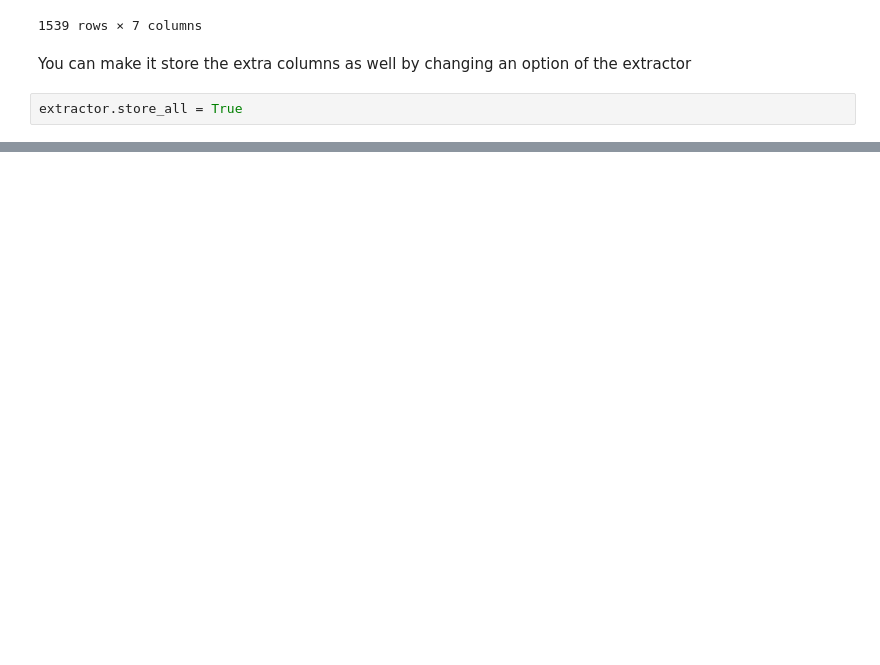
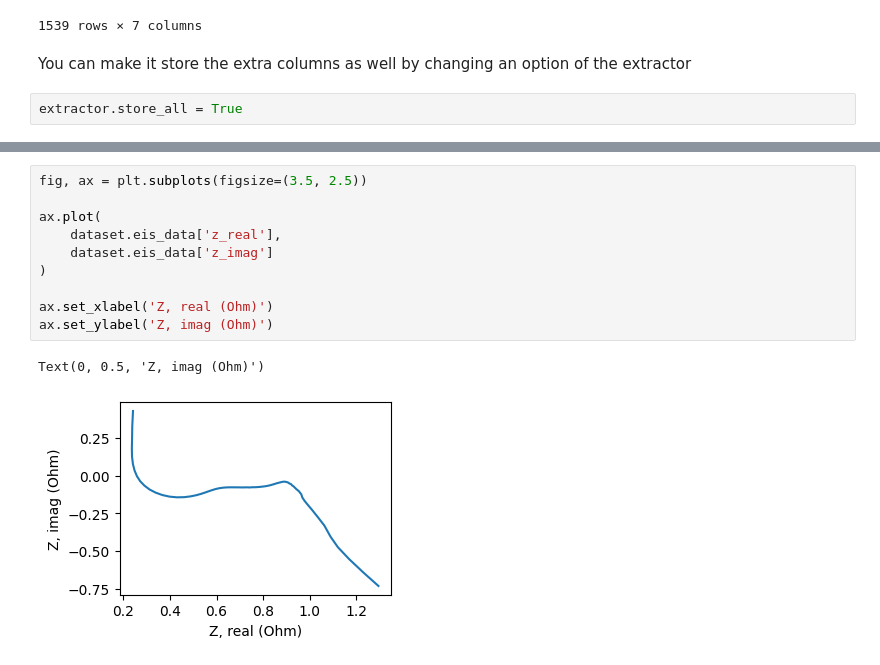
Before and after one commit to ROVI-org/battery-data-toolkit, a Jupyter notebook: notebooks/extract-from-batterydata.ipynb, the cells around one changed output, grey strips where cells are left out. Cells and saved outputs as stored; diff of their text form; blank space fills up the shorter version.

```diff
--- a/notebooks/extract-from-batterydata.ipynb
+++ b/notebooks/extract-from-batterydata.ipynb
@@ -98,0 +172,13 @@ extractor.parse_to_dataframe(groups[0]).raw_data
+# %%
+fig, ax = plt.subplots(figsize=(3.5, 2.5))
+
+ax.plot(
+    dataset.eis_data['z_real'],
+    dataset.eis_data['z_imag']
+)
+
+ax.set_xlabel('Z, real (Ohm)')
+ax.set_ylabel('Z, imag (Ohm)')
+# %% [output]
+Text(0, 0.5, 'Z, imag (Ohm)')
+[figure, added]
```
Also changed, not shown: parts of 11 cells of this notebook, 1 other file.
